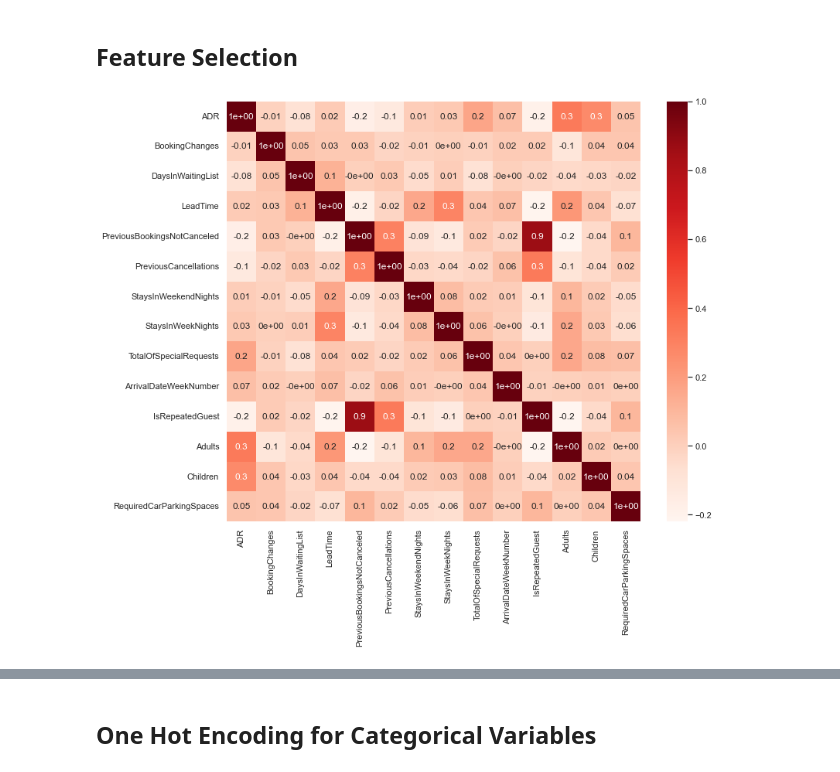
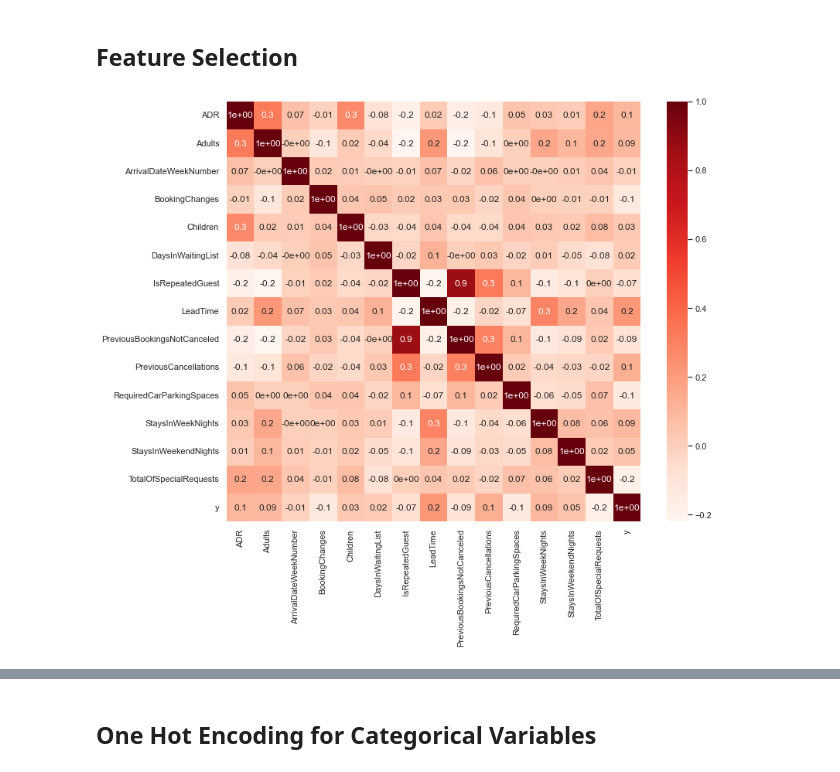
Before and after one commit to diogobulhosa/BC2, a Jupyter notebook: scripts/BC2-Notebook.ipynb, the cells around one changed output, grey strips where cells are left out. Drawn from its saved outputs; the diff is of its cells as text; code cells hidden in the pictures.

```diff
--- a/scripts/BC2-Notebook.ipynb
+++ b/scripts/BC2-Notebook.ipynb
@@ -443,13 +462,16 @@ non_metric_features = ['ArrivalDate',
 # %%
 def cor_heatmap(cor):
     plt.figure(figsize=(12,10))
     sns.heatmap(data = cor, annot = True, cmap = plt.cm.Reds, fmt='.1')
     plt.show()
 
+df_corr = df.copy()
+df_corr['y']=y
+
 # Obtain correlation matrix. Round the values to 2 decimal cases. Use the DataFrame corr() and round() method.
-corr = np.round(df[metric_features+non_metric_features].corr(method="spearman"), decimals=2)
+corr = np.round(df_corr.corr(method="spearman"), decimals=2)
 
 
 cor_heatmap(corr)
 # %% [output]
-[figure, old version]
+[figure, new version]
```
Also changed, not shown: parts of 13 cells of this notebook.
